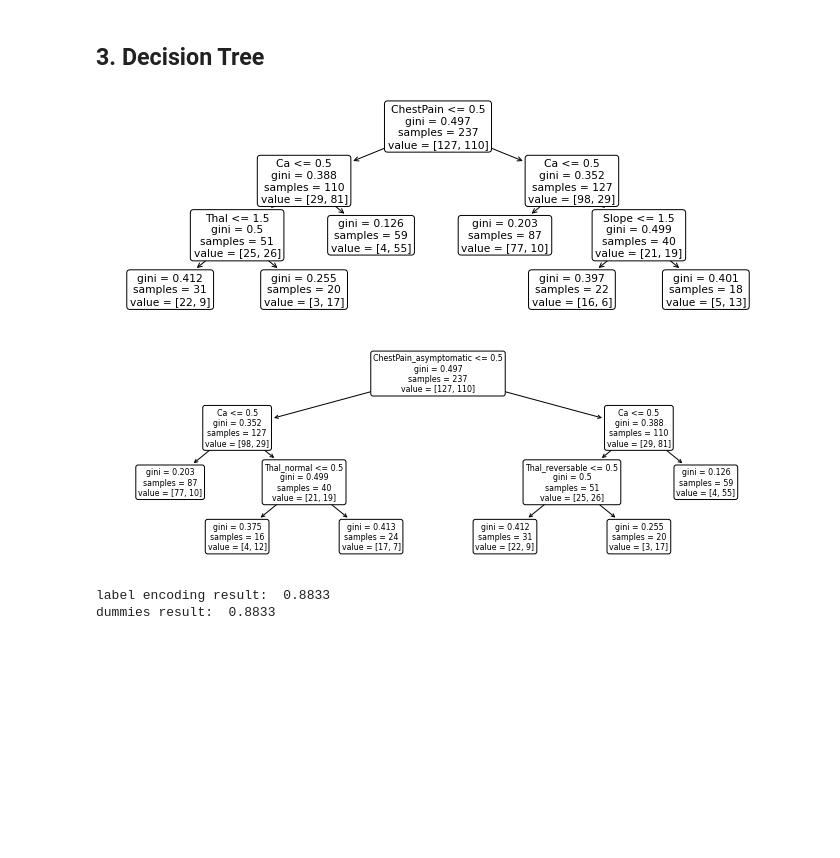
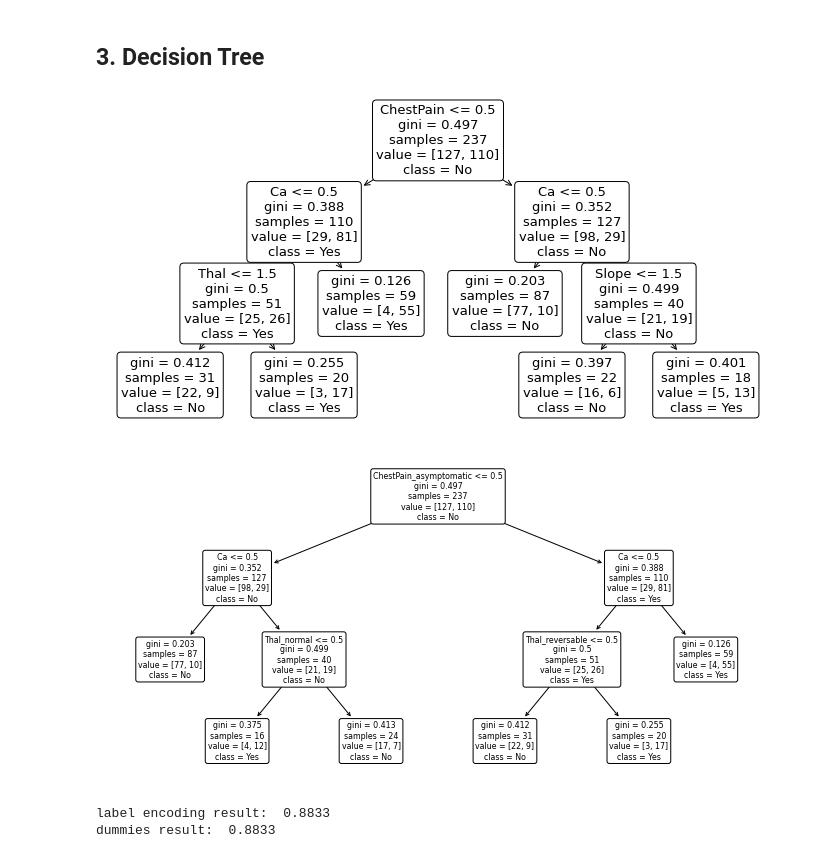
Before and after one commit to iss760/machine-learning, a Jupyter notebook: model/decision_tree.ipynb, the cells around one changed output. Drawn from its saved outputs; the diff is of its cells as text; code cells hidden in the pictures; blank space fills up the shorter version.

```diff
--- a/model/decision_tree.ipynb
+++ b/model/decision_tree.ipynb
@@ -364,29 +364,31 @@ Name: AHD, Length: 237, dtype: int64
 # %%
 # label encoding 방식 X변수의 Decision Tree 학습
 regr_tree_lb = tree.DecisionTreeClassifier(max_leaf_nodes=6, random_state=7)
 regr_tree_lb.fit(X_train_lb, y_train)
 
 # 트리 구조 시각화
-plt.figure(figsize=(12, 4))
+plt.figure(figsize=(12, 6))
 tree.plot_tree(regr_tree_lb,
                feature_names=X_train_lb.columns,
-               rounded=True)
+               rounded=True,
+               class_names=['No', 'Yes'])
 plt.show()
 # %% [output]
-[figure, old version]
+[figure, new version]
 # %%
 # dummies 방식 X변수의 Decision Tree 학습
 regr_tree_dm = tree.DecisionTreeClassifier(max_leaf_nodes=6, random_state=7)
 regr_tree_dm.fit(X_train_dm, y_train)
 
 # 트리 구조 시각화
-plt.figure(figsize=(12, 4))
+plt.figure(figsize=(12, 6))
 tree.plot_tree(regr_tree_dm,
                feature_names=X_train_dm.columns,
-               rounded=True)
+               rounded=True,
+               class_names=['No', 'Yes'])
 plt.show()
 # %% [output]
-[figure, old version]
+[figure, new version]
 # %%
 # 두 모델의 정확도 비교
 print('label encoding result: ', round(regr_tree_lb.score(X_test_lb, y_test), 4))
```
